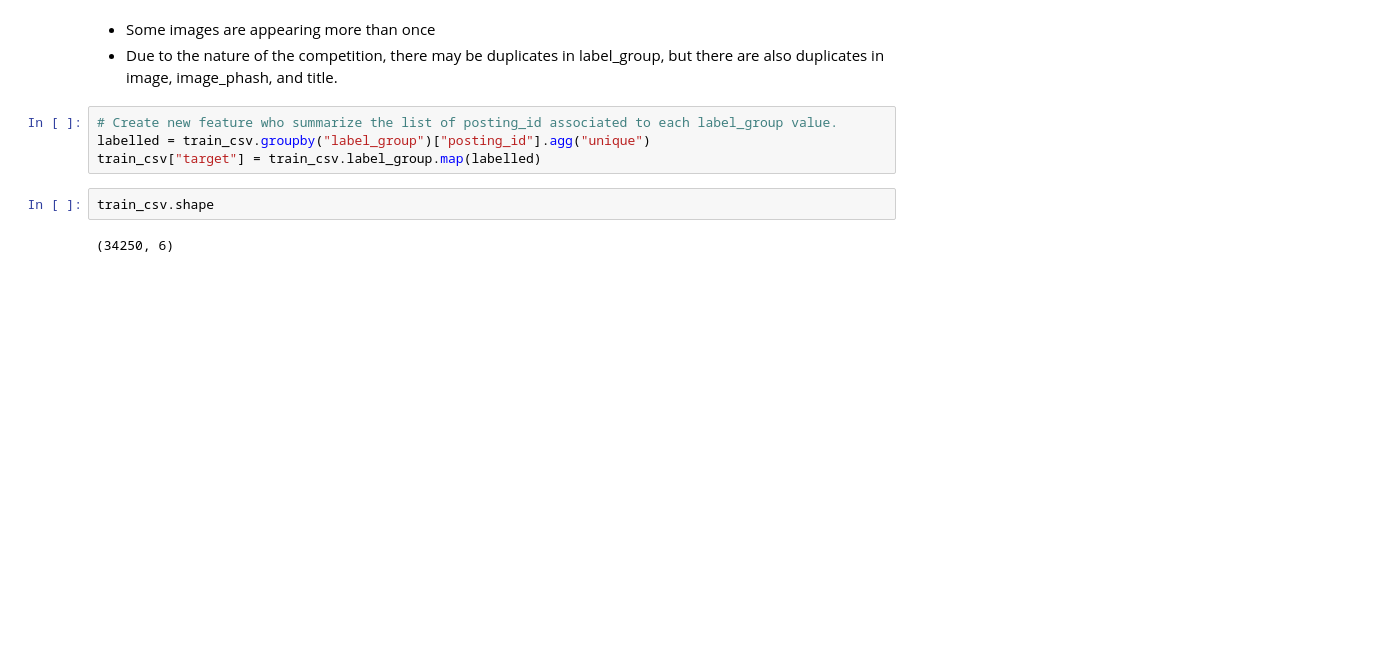
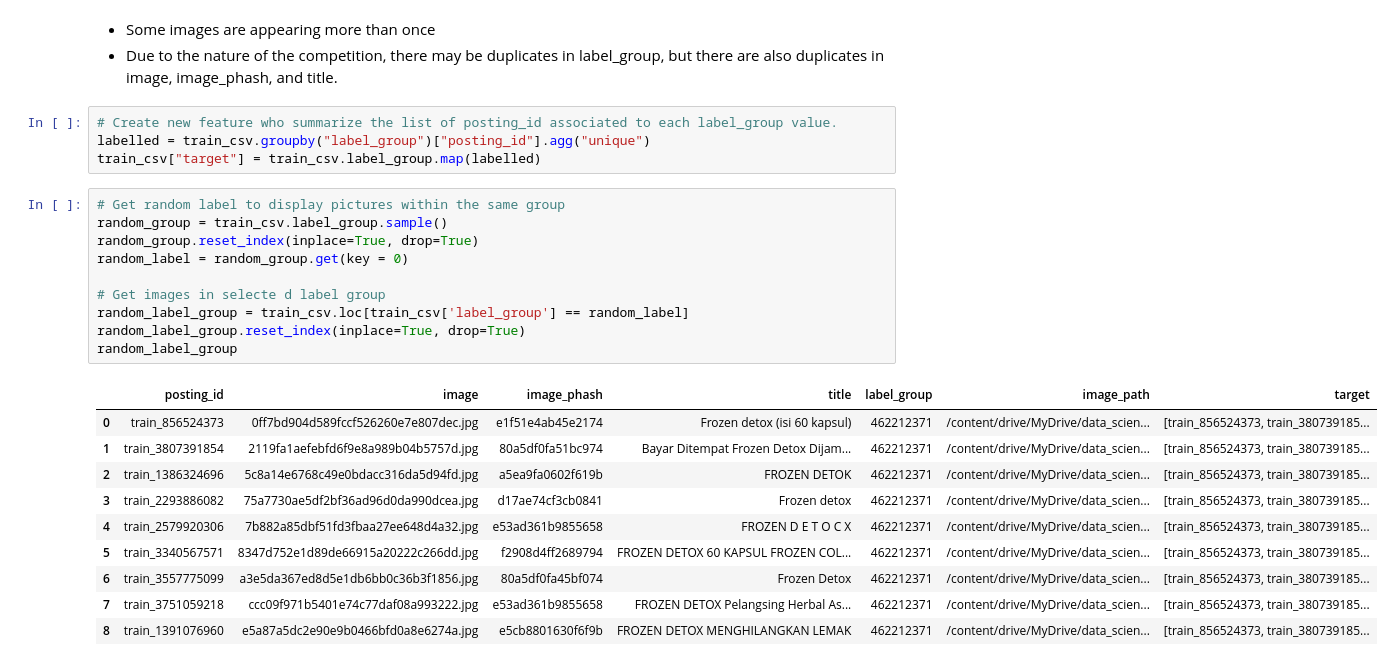
Before and after one commit to tangani/Shopee-Price-Match-Guarantee, a Jupyter notebook: Shopee_Price_Match_Guarantee.ipynb, the cells around one changed output. Cells and saved outputs as stored; diff of their text form; blank space fills up the shorter version.

```diff
--- a/Shopee_Price_Match_Guarantee.ipynb
+++ b/Shopee_Price_Match_Guarantee.ipynb
@@ -97,7 +103,24 @@ label_group : 11014
 # Create new feature who summarize the list of posting_id associated to each label_group value.
 labelled = train_csv.groupby("label_group")["posting_id"].agg("unique")
 train_csv["target"] = train_csv.label_group.map(labelled)
-# %%
-train_csv.shape
-# %% [output]
-(34250, 6)
+# %%
+# Get random label to display pictures within the same group
+random_group = train_csv.label_group.sample()
+random_group.reset_index(inplace=True, drop=True)
+random_label = random_group.get(key = 0)
+
+# Get images in selecte d label group
+random_label_group = train_csv.loc[train_csv['label_group'] == random_label]
+random_label_group.reset_index(inplace=True, drop=True)
+random_label_group
+# %% [output]
+|  | posting_id | image | image_phash | title | label_group | image_path | target |
+| 0 | train_856524373 | 0ff7bd904d589fccf526260e7e807dec.jpg | e1f51e4ab45e2174 | Frozen detox (isi 60 kapsul) | 462212371 | /content/drive/MyDrive/data_scien... | [train_856524373, train_380739185... |
+| 1 | train_3807391854 | 2119fa1aefebfd6f9e8a989b04b5757d.jpg | 80a5df0fa51bc974 | Bayar Ditempat Frozen Detox Dijam... | 462212371 | /content/drive/MyDrive/data_scien... | [train_856524373, train_380739185... |
+| 2 | train_1386324696 | 5c8a14e6768c49e0bdacc316da5d94fd.jpg | a5ea9fa0602f619b | FROZEN DETOK | 462212371 | /content/drive/MyDrive/data_scien... | [train_856524373, train_380739185... |
+| 3 | train_2293886082 | 75a7730ae5df2bf36ad96d0da990dcea.jpg | d17ae74cf3cb0841 | Frozen detox | 462212371 | /content/drive/MyDrive/data_scien... | [train_856524373, train_380739185... |
+| 4 | train_2579920306 | 7b882a85dbf51fd3fbaa27ee648d4a32.jpg | e53ad361b9855658 | FROZEN D E T O C X | 462212371 | /content/drive/MyDrive/data_scien... | [train_856524373, train_380739185... |
+| 5 | train_3340567571 | 8347d752e1d89de66915a20222c266dd.jpg | f2908d4ff2689794 | FROZEN DETOX 60 KAPSUL FROZEN COL... | 462212371 | /content/drive/MyDrive/data_scien... | [train_856524373, train_380739185... |
+| 6 | train_3557775099 | a3e5da367ed8d5e1db6bb0c36b3f1856.jpg | 80a5df0fa45bf074 | Frozen Detox | 462212371 | /content/drive/MyDrive/data_scien... | [train_856524373, train_380739185... |
+| 7 | train_3751059218 | ccc09f971b5401e74c77daf08a993222.jpg | e53ad361b9855658 | FROZEN DETOX Pelangsing Herbal As... | 462212371 | /content/drive/MyDrive/data_scien... | [train_856524373, train_380739185... |
+| 8 | train_1391076960 | e5a87a5dc2e90e9b0466bfd0a8e6274a.jpg | e5cb8801630f6f9b | FROZEN DETOX MENGHILANGKAN LEMAK | 462212371 | /content/drive/MyDrive/data_scien... | [train_856524373, train_380739185... |
```
Also changed, not shown: parts of 9 cells of this notebook.
